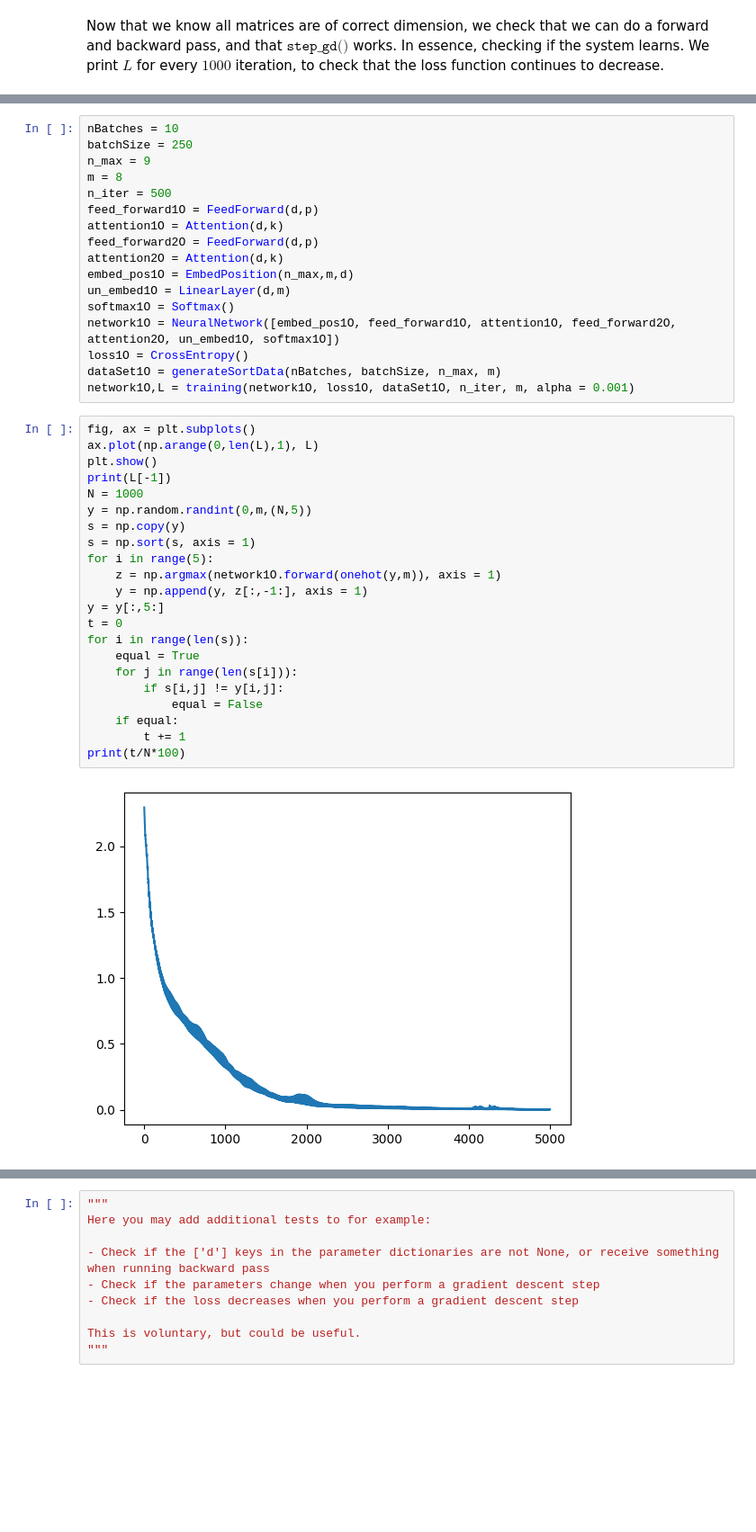
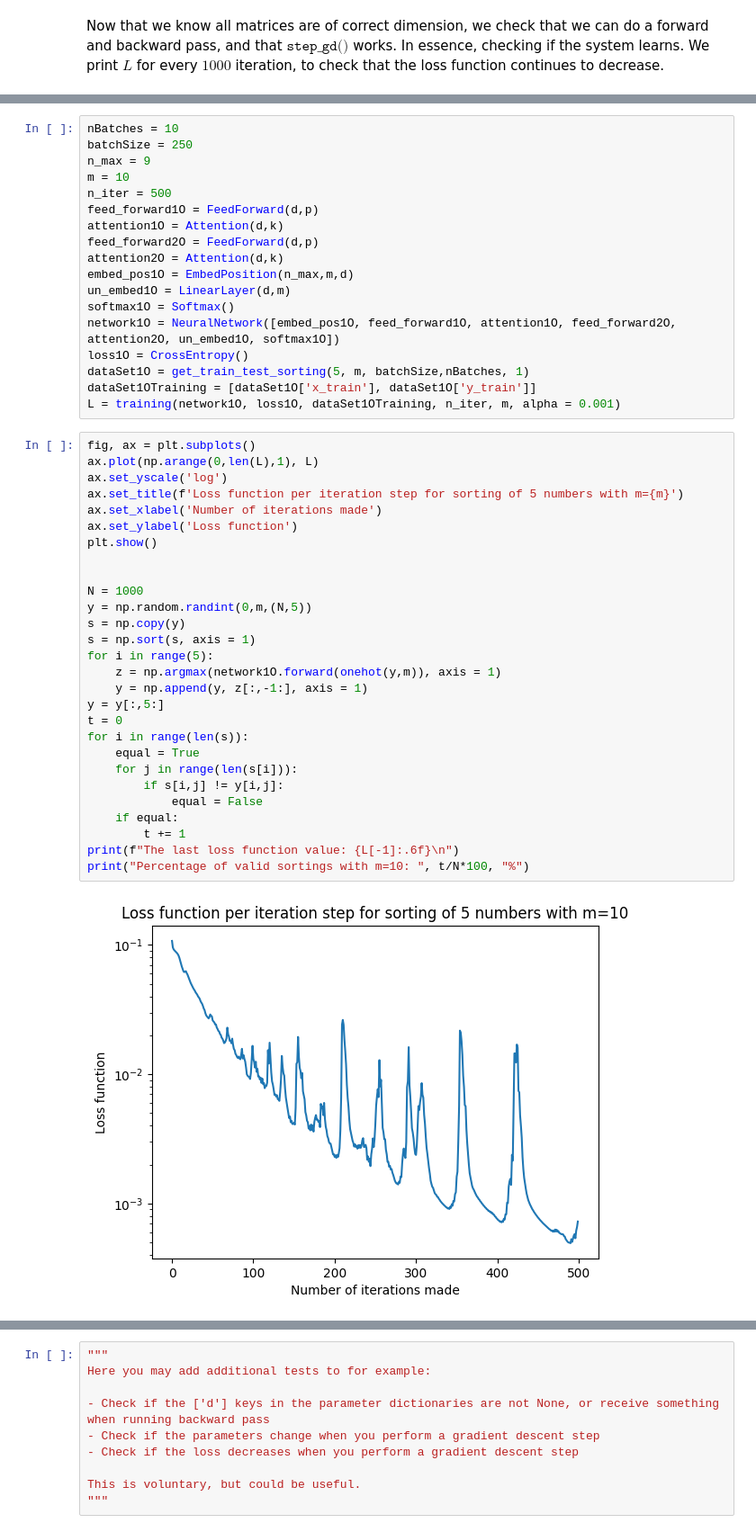
Before and after one commit to OliverRuden/TMA4320-scientific-computing, a Jupyter notebook: test_implementation.ipynb, the cells around one changed output, grey strips where cells are left out. Shown at 90% size. Cells and saved outputs as stored; diff of their text form; blank space fills up the shorter version.

```diff
--- a/test_implementation.ipynb
+++ b/test_implementation.ipynb
@@ -114,7 +120,7 @@ L number 9000 is 0.0000076
 nBatches = 10
 batchSize = 250
 n_max = 9
-m = 8
+m = 10
 n_iter = 500
 feed_forward1O = FeedForward(d,p)
 attention1O = Attention(d,k)
@@ -125,29 +131,36 @@ un_embed1O = LinearLayer(d,m)
 softmax1O = Softmax()
 network1O = NeuralNetwork([embed_pos1O, feed_forward1O, attention1O, feed_forward2O, attention2O, un_embed1O, softmax1O])
 loss1O = CrossEntropy()
-dataSet1O = generateSortData(nBatches, batchSize, n_max, m)
-network1O,L = training(network1O, loss1O, dataSet1O, n_iter, m, alpha = 0.001)
+dataSet1O = get_train_test_sorting(5, m, batchSize,nBatches, 1)
+dataSet1OTraining = [dataSet1O['x_train'], dataSet1O['y_train']]
+L = training(network1O, loss1O, dataSet1OTraining, n_iter, m, alpha = 0.001)
 # %%
 fig, ax = plt.subplots()
 ax.plot(np.arange(0,len(L),1), L)
+ax.set_yscale('log')
+ax.set_title(f'Loss function per iteration step for sorting of 5 numbers with m={m}')
+ax.set_xlabel('Number of iterations made')
+ax.set_ylabel('Loss function')
 plt.show()
-print(L[-1])
+
+
 N = 1000
 y = np.random.randint(0,m,(N,5))
 s = np.copy(y)
 s = np.sort(s, axis = 1)
 for i in range(5):
     z = np.argmax(network1O.forward(onehot(y,m)), axis = 1)
     y = np.append(y, z[:,-1:], axis = 1)
 y = y[:,5:]
 t = 0
 for i in range(len(s)):
     equal = True
     for j in range(len(s[i])):
         if s[i,j] != y[i,j]:
             equal = False
     if equal:
         t += 1
-print(t/N*100)
+print(f"The last loss function value: {L[-1]:.6f}\n")
+print("Percentage of valid sortings with m=10: ", t/N*100, "%")
 # %% [output]
-[figure, old version]
+[figure, new version]
```
Also changed, not shown: parts of 6 cells of this notebook, 1 other file.
